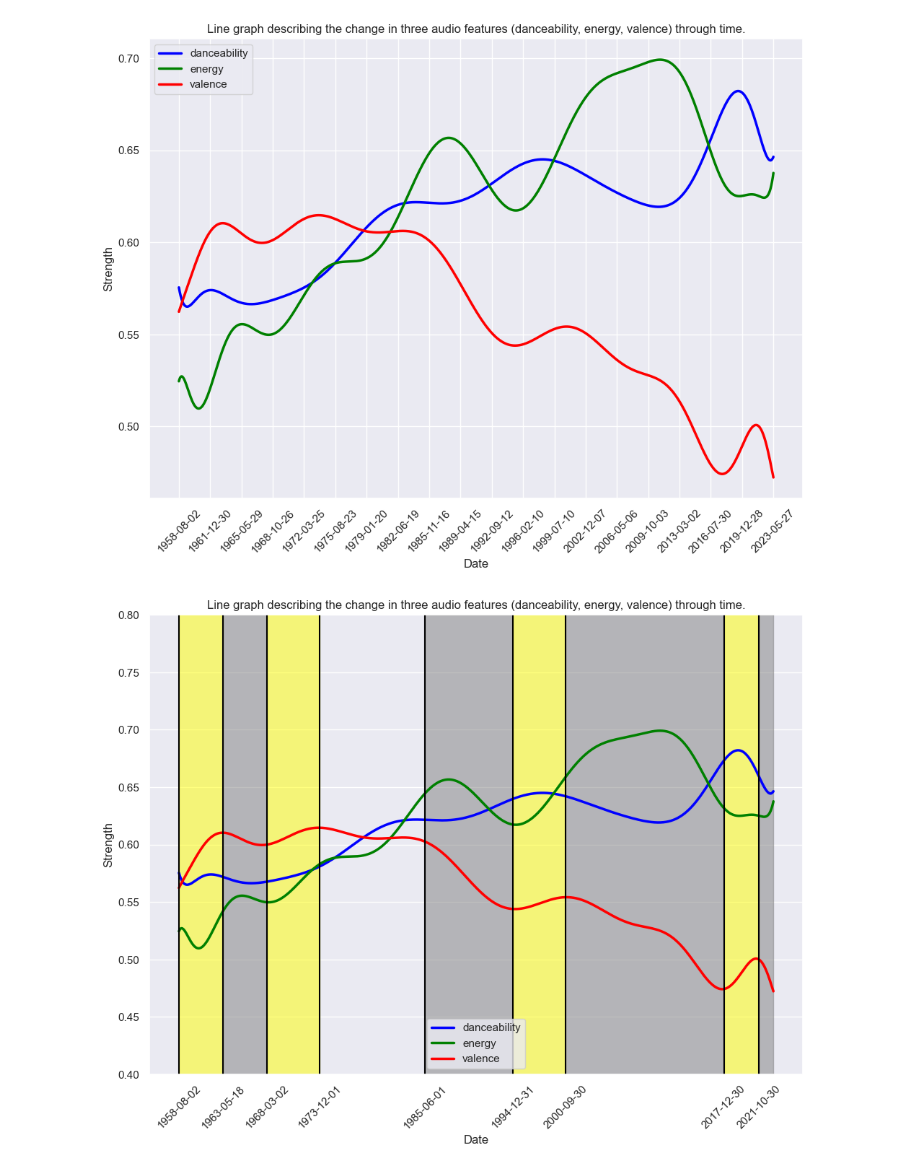
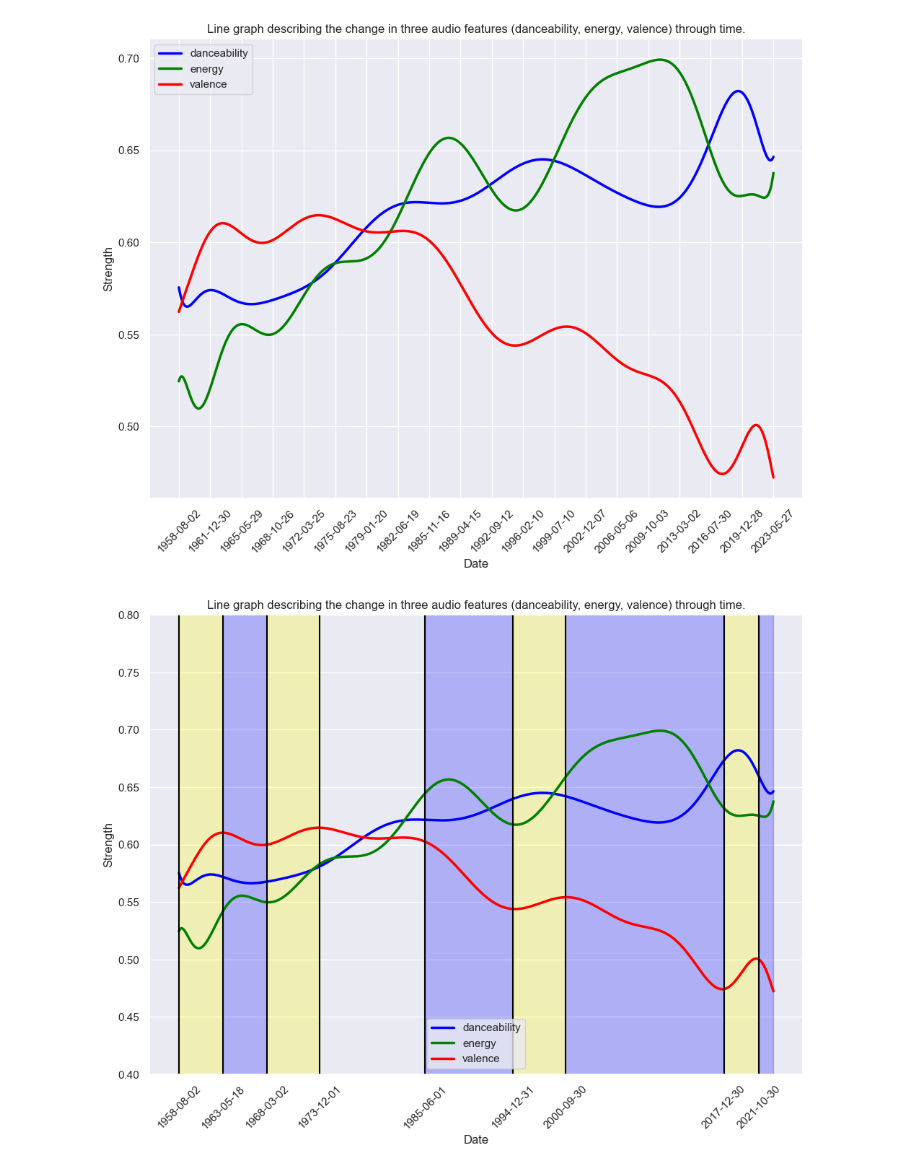
Before and after one commit to ronanhansel/billboard-music-trend, a Jupyter notebook: main.ipynb, the cells around one changed output. Saved outputs shown, nothing was run; the diff lists cells and outputs as text; code cells hidden in the pictures.

```diff
--- a/main.ipynb
+++ b/main.ipynb
@@ -1052,34 +1052,34 @@ plt.show()
 # %%
 poly_line_generator('danceability', dot_alpha=0, legend=False, label='danceability', color='blue', show_scatter=False, customize=False)
 poly_line_generator('energy', dot_alpha=0, legend=False, label='energy', color='green', show_scatter=False, customize=False)
 valence = poly_line_generator('valence', dot_alpha=0, legend=False, label='valence', show_scatter=False, customize=False)
 # Customize the plot
 plt.xlabel('Date')
 plt.title('Line graph describing the change in three audio features (danceability, energy, valence) through time.')
 plt.gca().set_xticks([0, 250, 500, 800, 1400, 1900, 2200, 3100, 3300])
 plt.ylim(0.4, 0.8)
 plt.axvline(x=0, color='black')
 plt.axvline(x=250, color='black')
 plt.axvline(x=500, color='black')
 plt.axvline(x=800, color='black')
 plt.axvline(x=1400, color='black')
 plt.axvline(x=1900, color='black')
 plt.axvline(x=2200, color='black')
 plt.axvline(x=3100, color='black')
 plt.axvline(x=3300, color='black')
-plt.fill_between(valence[1], 100, 0, where=(valence[1] >= 0) & (valence[1] <= 250), color='yellow', alpha=0.5)
-plt.fill_between(valence[1], 100, 0, where=(valence[1] >= 250) & (valence[1] <= 500), color='grey', alpha=0.5)
-plt.fill_between(valence[1], 100, 0, where=(valence[1] >= 500) & (valence[1] <= 800), color='yellow', alpha=0.5)
-plt.fill_between(valence[1], 100, 0, where=(valence[1] >= 1400) & (valence[1] <= 1900), color='grey', alpha=0.5)
-plt.fill_between(valence[1], 100, 0, where=(valence[1] >= 1900) & (valence[1] <= 2200), color='yellow', alpha=0.5)
-plt.fill_between(valence[1], 100, 0, where=(valence[1] >= 2200) & (valence[1] <= 3100), color='grey', alpha=0.5)
-plt.fill_between(valence[1], 100, 0, where=(valence[1] >= 3100) & (valence[1] <= 3300), color='yellow', alpha=0.5)
-plt.fill_between(valence[1], 100, 0, where=(valence[1] >= 3300), color='grey', alpha=0.5)
+plt.fill_between(valence[1], 100, 0, where=(valence[1] >= 0) & (valence[1] <= 250), color='yellow', alpha=0.25)
+plt.fill_between(valence[1], 100, 0, where=(valence[1] >= 250) & (valence[1] <= 500), color='blue', alpha=0.25)
+plt.fill_between(valence[1], 100, 0, where=(valence[1] >= 500) & (valence[1] <= 800), color='yellow', alpha=0.25)
+plt.fill_between(valence[1], 100, 0, where=(valence[1] >= 1400) & (valence[1] <= 1900), color='blue', alpha=0.25)
+plt.fill_between(valence[1], 100, 0, where=(valence[1] >= 1900) & (valence[1] <= 2200), color='yellow', alpha=0.25)
+plt.fill_between(valence[1], 100, 0, where=(valence[1] >= 2200) & (valence[1] <= 3100), color='blue', alpha=0.25)
+plt.fill_between(valence[1], 100, 0, where=(valence[1] >= 3100) & (valence[1] <= 3300), color='yellow', alpha=0.25)
+plt.fill_between(valence[1], 100, 0, where=(valence[1] >= 3300), color='blue', alpha=0.25)
 
 # Rotate x-axis labels for better readability (optional)
 plt.xticks(rotation=45)
 plt.ylabel('Strength')
 plt.legend()
 plt.show()
 # %% [output]
-[figure, old version]
+[figure, new version]
```
Also changed, not shown: parts of 1 cell of this notebook.
